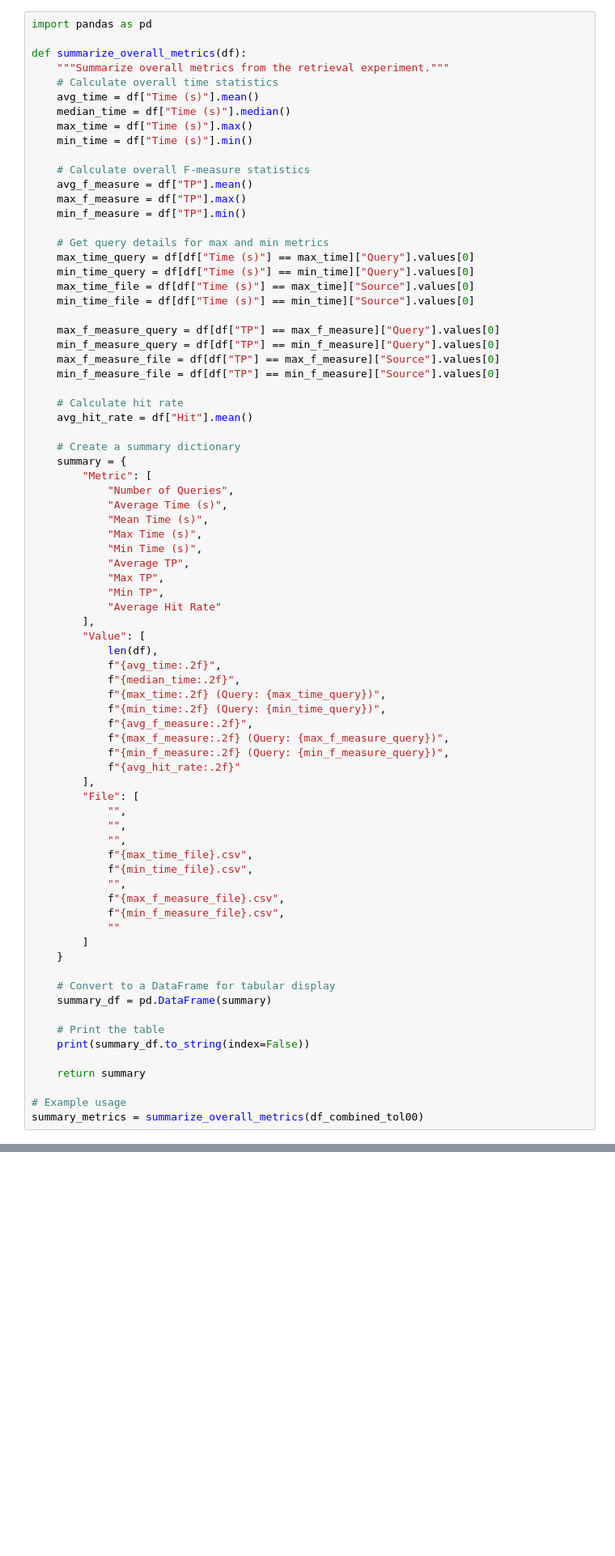
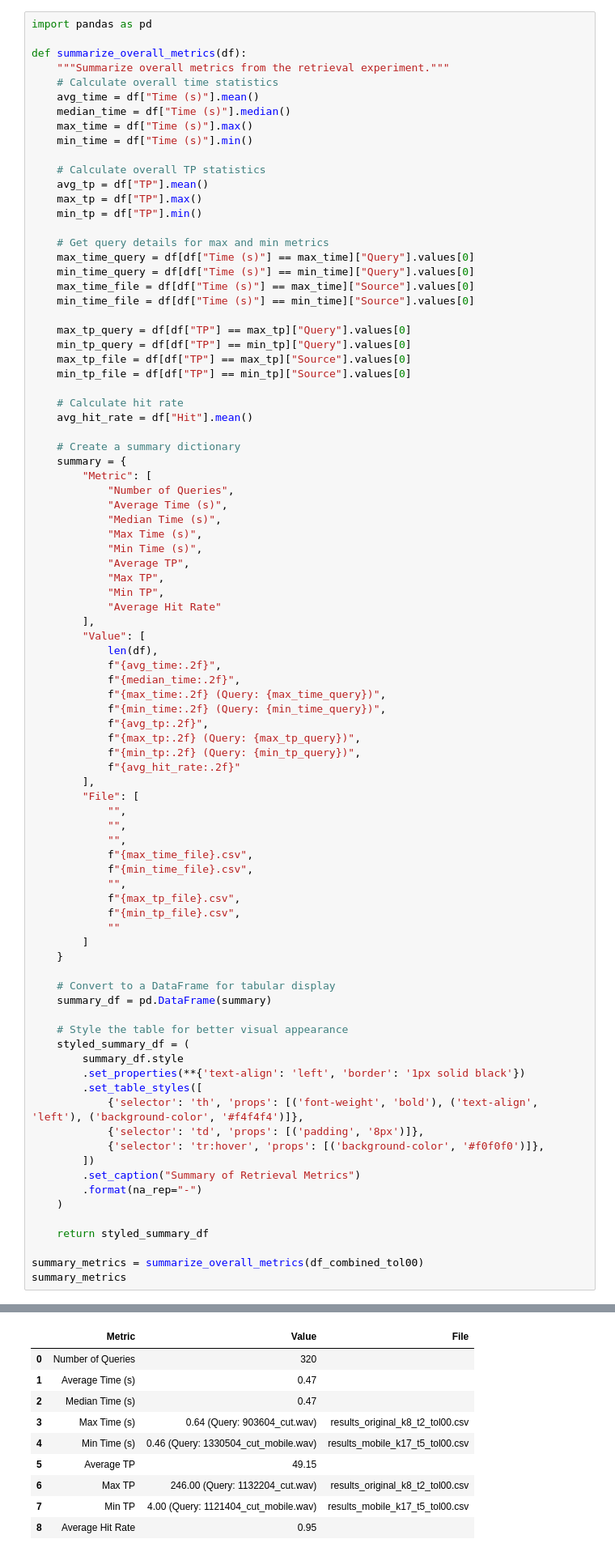
Before and after one commit to Lutu-gl/AudioID-Retrieval, a Jupyter notebook: notebooks/04_audio_retrieval_MS1.ipynb, the cells around one changed output, grey strips where cells are left out. Shown at 81% size. Saved outputs shown, nothing was run; the diff lists cells and outputs as text; blank space fills up the shorter version.

```diff
--- a/notebooks/04_audio_retrieval_MS1.ipynb
+++ b/notebooks/04_audio_retrieval_MS1.ipynb
@@ -526,10 +529,10 @@ def summarize_overall_metrics(df):
     max_time = df["Time (s)"].max()
     min_time = df["Time (s)"].min()
 
-    # Calculate overall F-measure statistics
-    avg_f_measure = df["TP"].mean()
-    max_f_measure = df["TP"].max()
-    min_f_measure = df["TP"].min()
+    # Calculate overall TP statistics
+    avg_tp = df["TP"].mean()
+    max_tp = df["TP"].max()
+    min_tp = df["TP"].min()
 
     # Get query details for max and min metrics
     max_time_query = df[df["Time (s)"] == max_time]["Query"].values[0]
@@ -537,10 +540,10 @@ def summarize_overall_metrics(df):
     max_time_file = df[df["Time (s)"] == max_time]["Source"].values[0]
     min_time_file = df[df["Time (s)"] == min_time]["Source"].values[0]
 
-    max_f_measure_query = df[df["TP"] == max_f_measure]["Query"].values[0]
-    min_f_measure_query = df[df["TP"] == min_f_measure]["Query"].values[0]
-    max_f_measure_file = df[df["TP"] == max_f_measure]["Source"].values[0]
-    min_f_measure_file = df[df["TP"] == min_f_measure]["Source"].values[0]
+    max_tp_query = df[df["TP"] == max_tp]["Query"].values[0]
+    min_tp_query = df[df["TP"] == min_tp]["Query"].values[0]
+    max_tp_file = df[df["TP"] == max_tp]["Source"].values[0]
+    min_tp_file = df[df["TP"] == min_tp]["Source"].values[0]
 
     # Calculate hit rate
     avg_hit_rate = df["Hit"].mean()
@@ -550,7 +553,7 @@ def summarize_overall_metrics(df):
         "Metric": [
             "Number of Queries",
             "Average Time (s)",
-            "Mean Time (s)",
+            "Median Time (s)",
             "Max Time (s)",
             "Min Time (s)",
             "Average TP",
@@ -564,9 +567,9 @@ def summarize_overall_metrics(df):
             f"{median_time:.2f}",
             f"{max_time:.2f} (Query: {max_time_query})",
             f"{min_time:.2f} (Query: {min_time_query})",
-            f"{avg_f_measure:.2f}",
-            f"{max_f_measure:.2f} (Query: {max_f_measure_query})",
-            f"{min_f_measure:.2f} (Query: {min_f_measure_query})",
+            f"{avg_tp:.2f}",
+            f"{max_tp:.2f} (Query: {max_tp_query})",
+            f"{min_tp:.2f} (Query: {min_tp_query})",
             f"{avg_hit_rate:.2f}"
         ],
         "File": [
@@ -576,8 +579,8 @@ def summarize_overall_metrics(df):
             f"{max_time_file}.csv",
             f"{min_time_file}.csv",
             "",
-            f"{max_f_measure_file}.csv",
-            f"{min_f_measure_file}.csv",
+            f"{max_tp_file}.csv",
+            f"{min_tp_file}.csv",
             ""
         ]
     }
@@ -585,11 +588,21 @@ def summarize_overall_metrics(df):
     # Convert to a DataFrame for tabular display
     summary_df = pd.DataFrame(summary)
 
-    # Print the table
-    print(summary_df.to_string(index=False))
+    # Style the table for better visual appearance
+    styled_summary_df = (
+        summary_df.style
+        .set_properties(**{'text-align': 'left', 'border': '1px solid black'})
+        .set_table_styles([
+            {'selector': 'th', 'props': [('font-weight', 'bold'), ('text-align', 'left'), ('background-color', '#f4f4f4')]},
+            {'selector': 'td', 'props': [('padding', '8px')]},
+            {'selector': 'tr:hover', 'props': [('background-color', '#f0f0f0')]},
+        ])
+        .set_caption("Summary of Retrieval Metrics")
+        .format(na_rep="-")
+    )
 
-    return summary
+    return styled_summary_df
 
-# Example usage
 summary_metrics = summarize_overall_metrics(df_combined_tol00)
+summary_metrics
 # %% [output]
@@ -606,2 +610,12 @@ Number of Queries                                  320
+|  | Metric | Value | File |
+| 0 | Number of Queries | 320 |  |
+| 1 | Average Time (s) | 0.47 |  |
+| 2 | Median Time (s) | 0.47 |  |
+| 3 | Max Time (s) | 0.64 (Query: 903604_cut.wav) | results_original_k8_t2_tol00.csv |
+| 4 | Min Time (s) | 0.46 (Query: 1330504_cut_mobile.wav) | results_mobile_k17_t5_tol00.csv |
+| 5 | Average TP | 49.15 |  |
+| 6 | Max TP | 246.00 (Query: 1132204_cut.wav) | results_original_k8_t2_tol00.csv |
+| 7 | Min TP | 4.00 (Query: 1121404_cut_mobile.wav) | results_mobile_k17_t5_tol00.csv |
+| 8 | Average Hit Rate | 0.95 |  |
 # %% [markdown]
 
```
Also changed, not shown: parts of 12 cells of this notebook, 41 other files.
